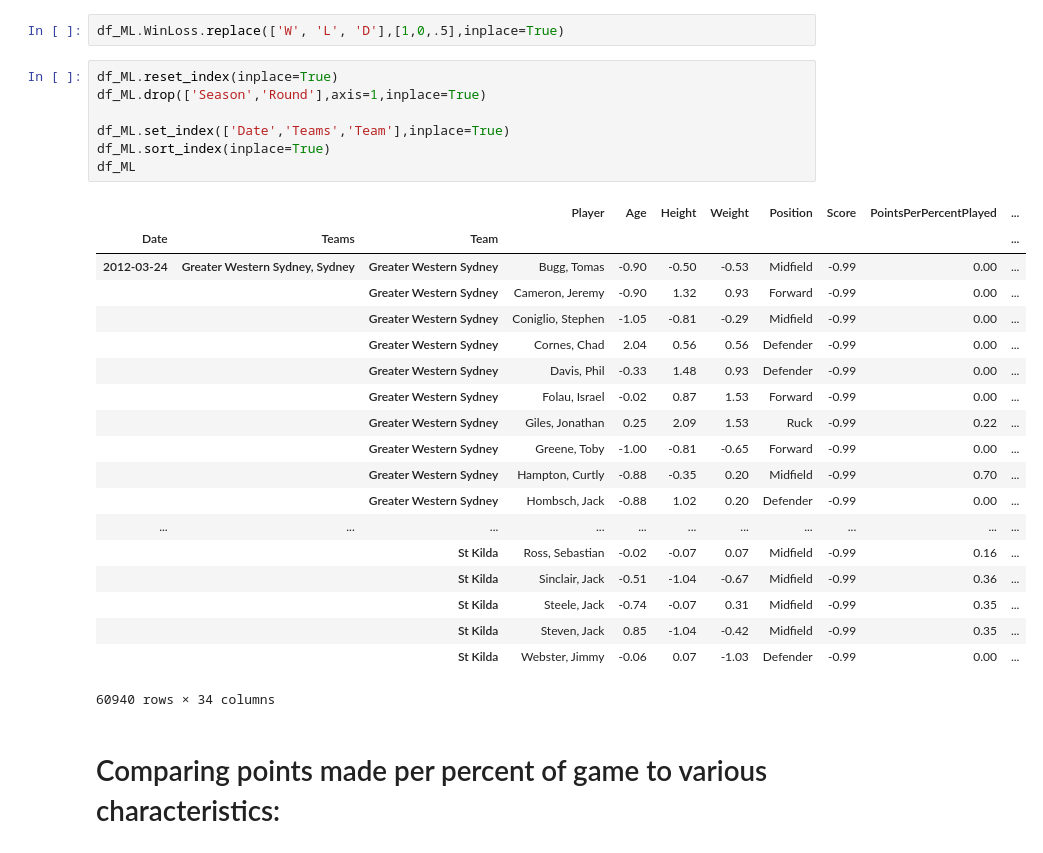
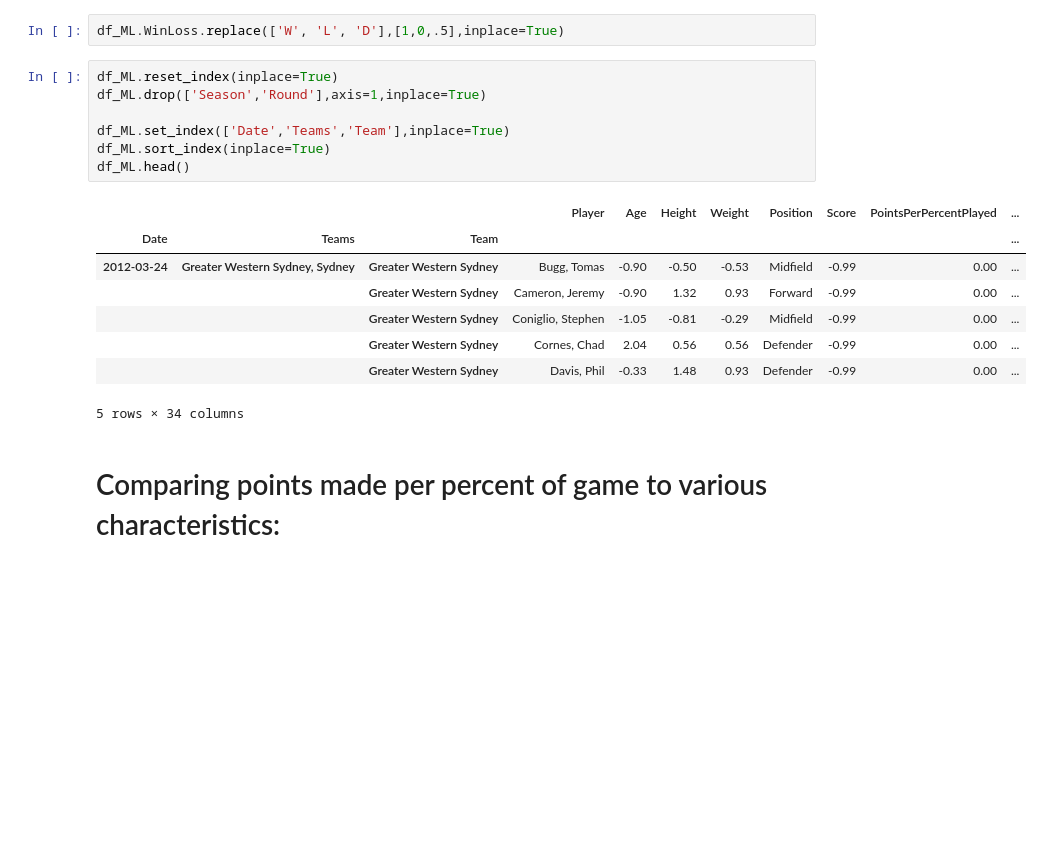
Before and after one commit to AaronLiftig/PredictAFL, a Jupyter notebook: AFL Analysis.ipynb, the cells around one changed output. Drawn from its saved outputs; the diff is of its cells as text; blank space fills up the shorter version.

```diff
--- a/AFL Analysis.ipynb
+++ b/AFL Analysis.ipynb
@@ -290,30 +268,19 @@ df_ML.WinLoss.replace(['W', 'L', 'D'],[1,0,.5],inplace=True)
 # %%
 df_ML.reset_index(inplace=True)
 df_ML.drop(['Season','Round'],axis=1,inplace=True)
 
 df_ML.set_index(['Date','Teams','Team'],inplace=True)
 df_ML.sort_index(inplace=True)
-df_ML
+df_ML.head()
 # %% [output]
 |  |  |  | Player | Age | Height | Weight | Position | Score | PointsPerPercentPlayed | ... |
 | Date | Teams | Team |  |  |  |  |  |  |  | ... |
 | 2012-03-24 | Greater Western Sydney, Sydney | Greater Western Sydney | Bugg, Tomas | -0.90 | -0.50 | -0.53 | Midfield | -0.99 | 0.00 | ... |
 |  |  | Greater Western Sydney | Cameron, Jeremy | -0.90 | 1.32 | 0.93 | Forward | -0.99 | 0.00 | ... |
 |  |  | Greater Western Sydney | Coniglio, Stephen | -1.05 | -0.81 | -0.29 | Midfield | -0.99 | 0.00 | ... |
 |  |  | Greater Western Sydney | Cornes, Chad | 2.04 | 0.56 | 0.56 | Defender | -0.99 | 0.00 | ... |
 |  |  | Greater Western Sydney | Davis, Phil | -0.33 | 1.48 | 0.93 | Defender | -0.99 | 0.00 | ... |
-|  |  | Greater Western Sydney | Folau, Israel | -0.02 | 0.87 | 1.53 | Forward | -0.99 | 0.00 | ... |
-|  |  | Greater Western Sydney | Giles, Jonathan | 0.25 | 2.09 | 1.53 | Ruck | -0.99 | 0.22 | ... |
-|  |  | Greater Western Sydney | Greene, Toby | -1.00 | -0.81 | -0.65 | Forward | -0.99 | 0.00 | ... |
-|  |  | Greater Western Sydney | Hampton, Curtly | -0.88 | -0.35 | 0.20 | Midfield | -0.99 | 0.70 | ... |
-|  |  | Greater Western Sydney | Hombsch, Jack | -0.88 | 1.02 | 0.20 | Defender | -0.99 | 0.00 | ... |
-| ... | ... | ... | ... | ... | ... | ... | ... | ... | ... | ... |
-|  |  | St Kilda | Ross, Sebastian | -0.02 | -0.07 | 0.07 | Midfield | -0.99 | 0.16 | ... |
-|  |  | St Kilda | Sinclair, Jack | -0.51 | -1.04 | -0.67 | Midfield | -0.99 | 0.36 | ... |
-|  |  | St Kilda | Steele, Jack | -0.74 | -0.07 | 0.31 | Midfield | -0.99 | 0.35 | ... |
-|  |  | St Kilda | Steven, Jack | 0.85 | -1.04 | -0.42 | Midfield | -0.99 | 0.35 | ... |
-|  |  | St Kilda | Webster, Jimmy | -0.06 | 0.07 | -1.03 | Defender | -0.99 | 0.00 | ... |
-60940 rows × 34 columns
+5 rows × 34 columns
 # %% [markdown]
 # Comparing points made per percent of game to various characteristics:
 # %%
```
Also changed, not shown: parts of 9 cells of this notebook.
